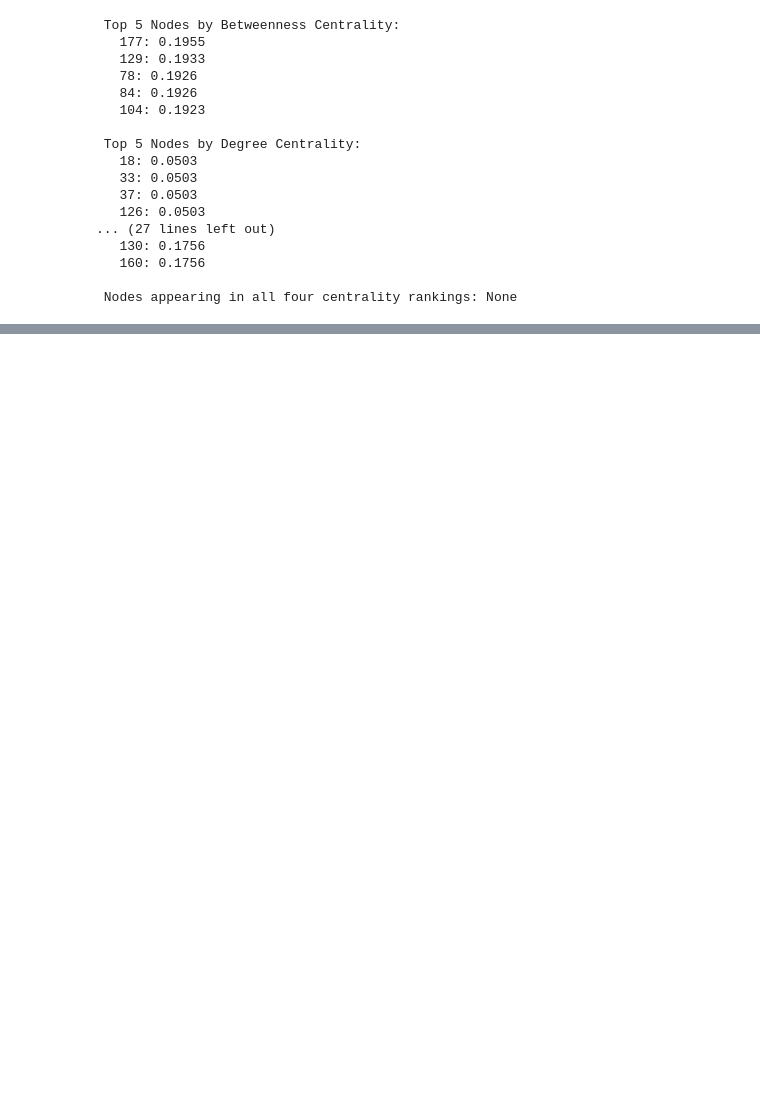
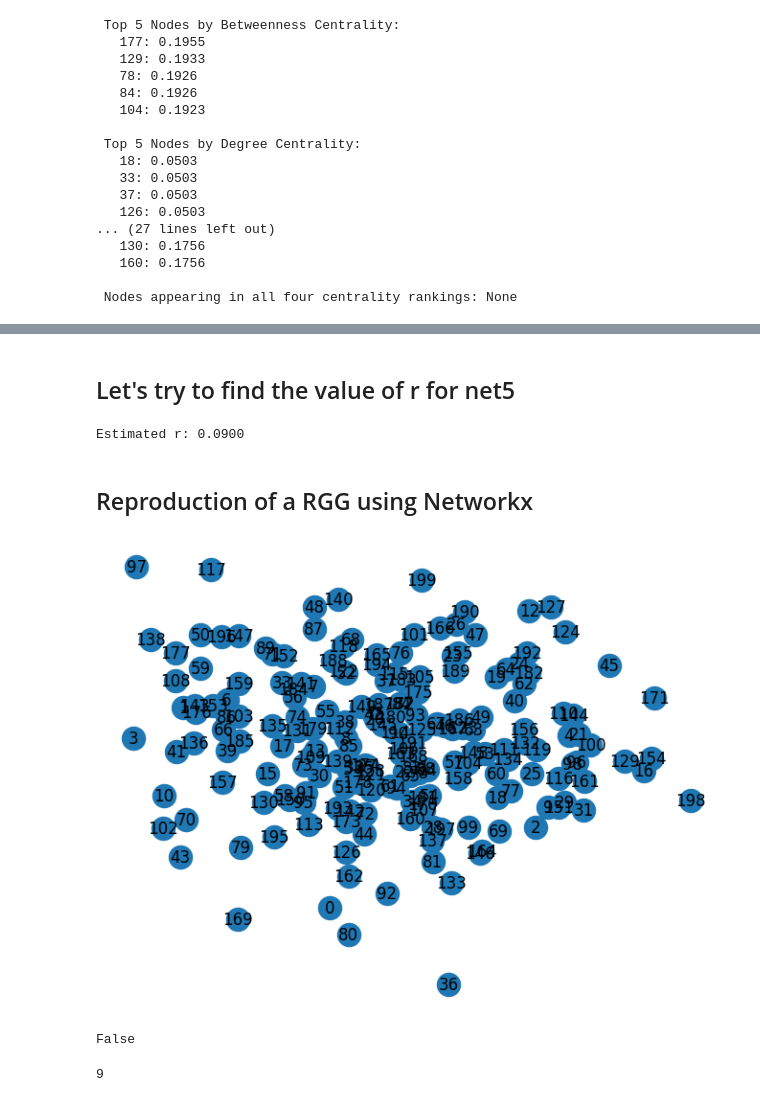
Before and after one commit to imiguelrodriguez/A1_ComplexNetworks, a Jupyter notebook: networks_analyzer.ipynb, the cells around one changed output, grey strips where cells are left out. Saved outputs shown, nothing was run; the diff lists cells and outputs as text; code cells hidden in the pictures; blank space fills up the shorter version.

```diff
--- a/networks_analyzer.ipynb
+++ b/networks_analyzer.ipynb
@@ -549,0 +518,39 @@ plt.show()
+# %% [markdown]
+## Let's try to find the value of r for net5
+# %%
+import networkx as nx
+
+def estimate_r(G, pos):
+    distances = []
+
+    for u, v in G.edges():
+        x1, y1 = pos[u]
+        x2, y2 = pos[v]
+        d = np.sqrt((x1 - x2) ** 2 + (y1 - y2) ** 2) # compute Euclidean Distance
+        distances.append(d)
+
+    return max(distances) if distances else 0
+
+r_estimated = estimate_r(net5.G, pos)
+print(f"Estimated r: {r_estimated:.4f}")
+# %% [output]
+Estimated r: 0.0900
+# %% [markdown]
+## Reproduction of a RGG using Networkx
+# %%
+import random
+n = 200
+posit = {i: (random.gauss(1, 25), random.gauss(100, 2)) for i in range(n)}
+
+G_geo = nx.random_geometric_graph(n, 0.09, pos=posit)
+nx.draw(G_geo, pos=posit, with_labels=True)
+# %% [output]
+[figure, added]
+# %%
+nx.is_connected(G_geo)
+# %% [output]
+False
+# %%
+len(list(nx.connected_components(G_geo)))
+# %% [output]
+9
```
Also changed, not shown: parts of 9 cells of this notebook.
